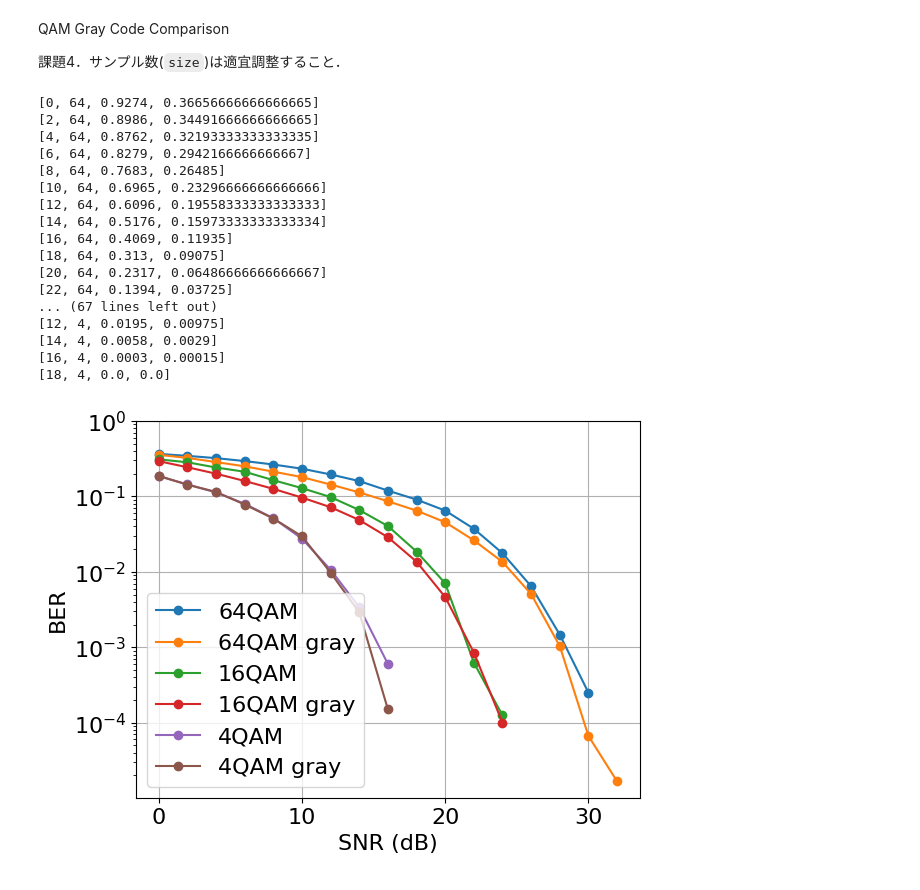
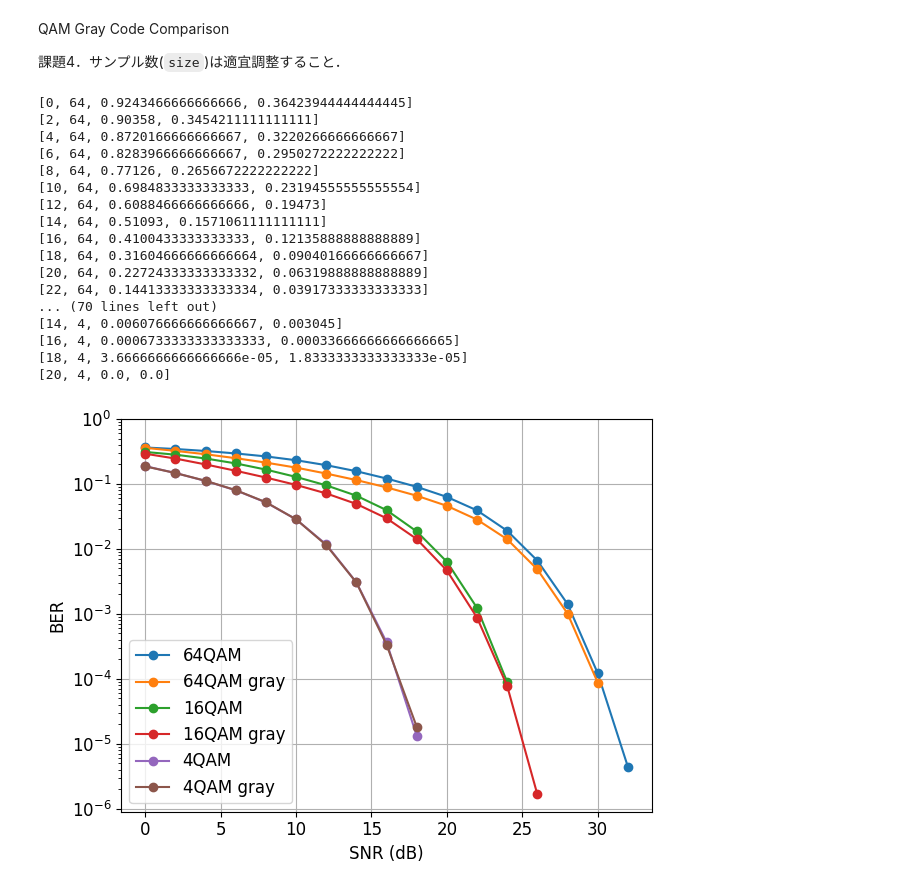
Before and after one commit to kyamada333/Chat_sample, a Jupyter notebook: mnlab2bicn_sample.ipynb, the cells around one changed output. Saved outputs shown, nothing was run; the diff lists cells and outputs as text; code cells hidden in the pictures.

```diff
--- a/mnlab2bicn_sample.ipynb
+++ b/mnlab2bicn_sample.ipynb
@@ -291,7 +297,7 @@ PSK/QAM Comparison
 
 課題3．サンプル数(`size`)は適宜調整すること．
 # %%
-size = 10000
+size = 300000
 for m in [64, 16, 4]:
     snrs = []
     bers = []
@@ -348,7 +384,7 @@ PSK Gray Code Comparison
 
 課題4．サンプル数(`size`)は適宜調整すること．
 # %%
-size = 10000
+size = 300000
 for m in [64, 16, 4]:
     snrs = []
     bers = []
@@ -405,55 +441,55 @@ QAM Gray Code Comparison
 
 課題4．サンプル数(`size`)は適宜調整すること．
 # %%
-size = 10000
+size = 300000
 for m in [64, 16, 4]:
     snrs = []
     bers = []
     for snr in range(0, 55, 2):
         ser, ber = qam_test(m, snr, size)
         if verbose:
             print([snr, m, ser, ber])
         if ber < 1e-6:
             break
         snrs.append(snr)
         bers.append(ber)
     plt.semilogy(snrs, bers, '-o', label=f"{m}QAM")
     snrs = []
     bers = []
     for snr in range(0, 55, 2):
         ser, ber = qam_test(m, snr, size, gray=True)
         if verbose:
             print([snr, m, ser, ber])
         if ber < 1e-6:
             break
         snrs.append(snr)
         bers.append(ber)
     plt.semilogy(snrs, bers, '-o', label=f"{m}QAM gray")
 
 plt.grid()
 plt.xlabel("SNR (dB)")
 plt.ylabel("BER")
 plt.legend()
 plt.tight_layout()
 plt.ylim(top=1)
 plt.savefig("QAM_gray.png")
 plt.savefig("QAM_gray.pdf")
 # %% [output]
-[0, 64, 0.9274, 0.36656666666666665]
-[2, 64, 0.8986, 0.34491666666666665]
-[4, 64, 0.8762, 0.32193333333333335]
-[6, 64, 0.8279, 0.2942166666666667]
-[8, 64, 0.7683, 0.26485]
-[10, 64, 0.6965, 0.23296666666666666]
-[12, 64, 0.6096, 0.19558333333333333]
-[14, 64, 0.5176, 0.15973333333333334]
-[16, 64, 0.4069, 0.11935]
-[18, 64, 0.313, 0.09075]
-[20, 64, 0.2317, 0.06486666666666667]
-[22, 64, 0.1394, 0.03725]
-... (67 lines left out)
-[12, 4, 0.0195, 0.00975]
-[14, 4, 0.0058, 0.0029]
-[16, 4, 0.0003, 0.00015]
-[18, 4, 0.0, 0.0]
+[0, 64, 0.9243466666666666, 0.36423944444444445]
+[2, 64, 0.90358, 0.3454211111111111]
+[4, 64, 0.8720166666666667, 0.3220266666666667]
+[6, 64, 0.8283966666666667, 0.2950272222222222]
+[8, 64, 0.77126, 0.2656672222222222]
+[10, 64, 0.6984833333333333, 0.23194555555555554]
+[12, 64, 0.6088466666666666, 0.19473]
+[14, 64, 0.51093, 0.1571061111111111]
+[16, 64, 0.4100433333333333, 0.12135888888888889]
+[18, 64, 0.31604666666666664, 0.09040166666666667]
+[20, 64, 0.22724333333333332, 0.06319888888888889]
+[22, 64, 0.14413333333333334, 0.03917333333333333]
+... (70 lines left out)
+[14, 4, 0.006076666666666667, 0.003045]
+[16, 4, 0.0006733333333333333, 0.00033666666666666665]
+[18, 4, 3.6666666666666666e-05, 1.8333333333333333e-05]
+[20, 4, 0.0, 0.0]
-[figure, old version]
+[figure, new version]
```
Also changed, not shown: parts of 29 cells of this notebook.
